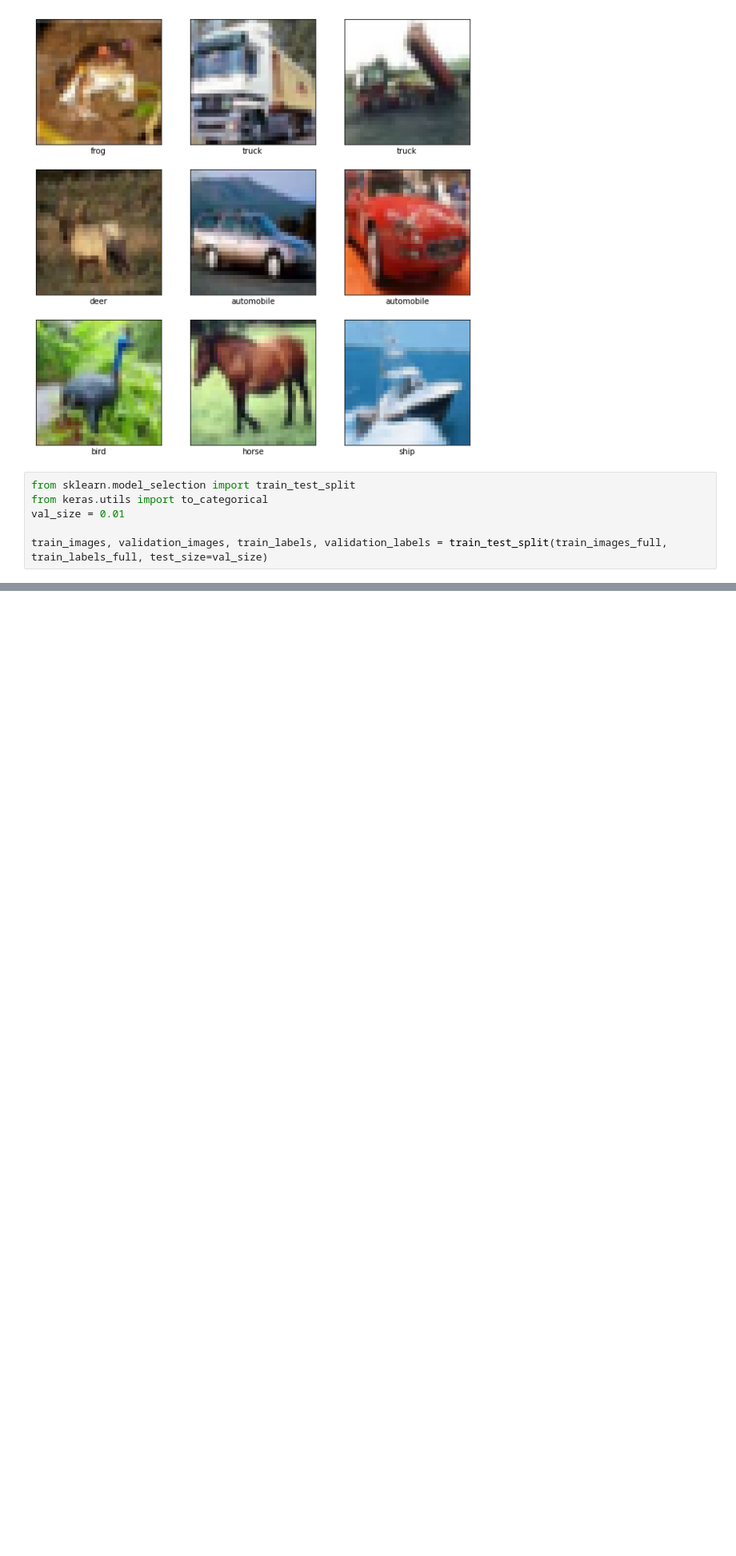
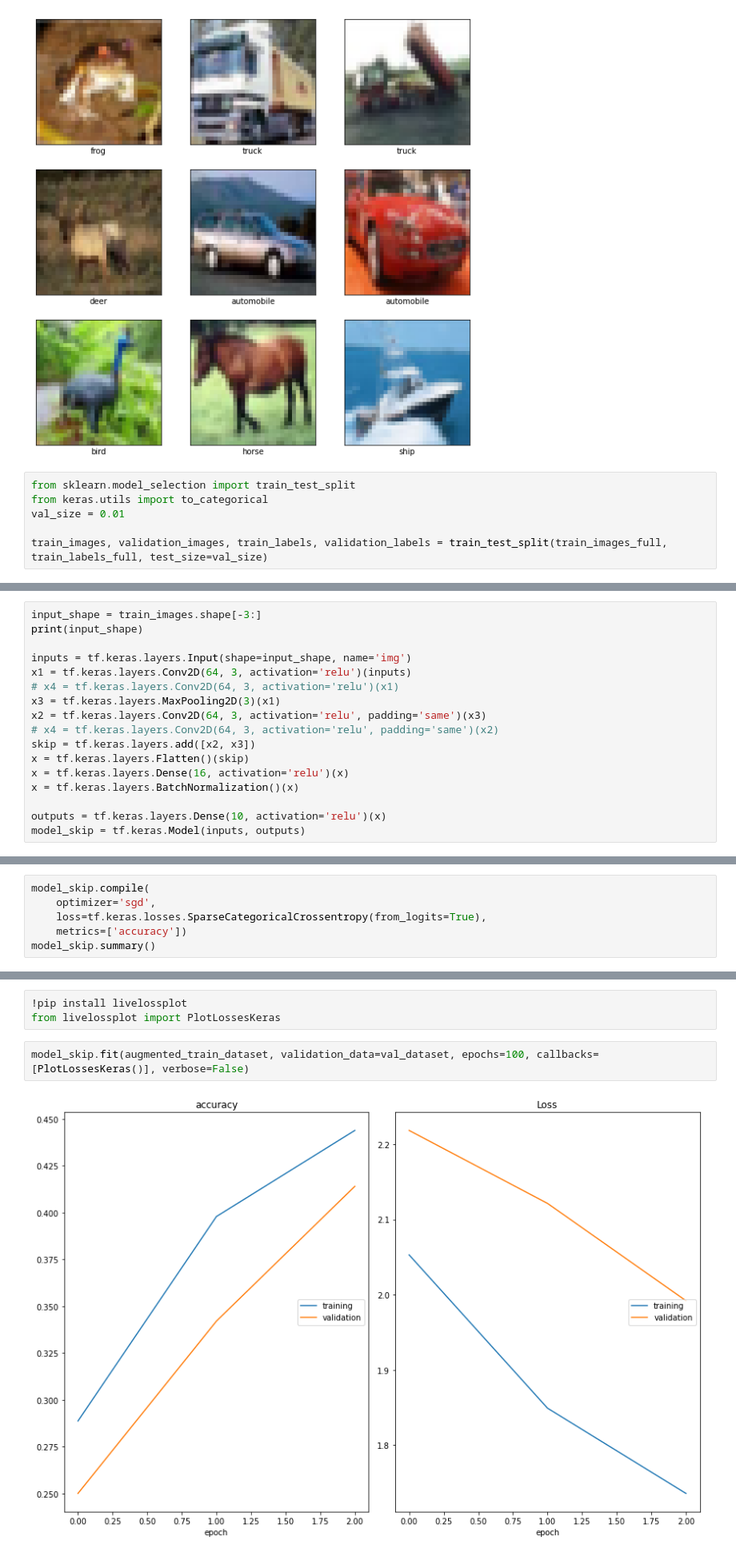
Before and after one commit to ShvetsovEgor/ML, a Jupyter notebook: Задачи_компьютерного_зрения_Семинар.ipynb, the cells around one changed output, grey strips where cells are left out. Shown at 80% size. Cells and saved outputs as stored; diff of their text form; blank space fills up the shorter version.

```diff
--- a/Задачи_компьютерного_зрения_Семинар.ipynb
+++ b/Задачи_компьютерного_зрения_Семинар.ipynb
@@ -110,0 +228,17 @@ ValueError: ignored
+# %%
+input_shape = train_images.shape[-3:]
+print(input_shape)
+
+inputs = tf.keras.layers.Input(shape=input_shape, name='img')
+x1 = tf.keras.layers.Conv2D(64, 3, activation='relu')(inputs)
+# x4 = tf.keras.layers.Conv2D(64, 3, activation='relu')(x1)
+x3 = tf.keras.layers.MaxPooling2D(3)(x1)
+x2 = tf.keras.layers.Conv2D(64, 3, activation='relu', padding='same')(x3)
+# x4 = tf.keras.layers.Conv2D(64, 3, activation='relu', padding='same')(x2)
+skip = tf.keras.layers.add([x2, x3])
+x = tf.keras.layers.Flatten()(skip)
+x = tf.keras.layers.Dense(16, activation='relu')(x)
+x = tf.keras.layers.BatchNormalization()(x)
+
+outputs = tf.keras.layers.Dense(10, activation='relu')(x)
+model_skip = tf.keras.Model(inputs, outputs)
@@ -110,0 +247,6 @@ ValueError: ignored
+# %%
+model_skip.compile(
+    optimizer='sgd',
+    loss=tf.keras.losses.SparseCategoricalCrossentropy(from_logits=True),
+    metrics=['accuracy'])
+model_skip.summary()
@@ -110,0 +271,7 @@ ValueError: ignored
+# %%
+!pip install livelossplot
+from livelossplot import PlotLossesKeras
+# %%
+model_skip.fit(augmented_train_dataset, validation_data=val_dataset, epochs=100, callbacks=[PlotLossesKeras()], verbose=False)
+# %% [output]
+[figure, added]
```
Also changed, not shown: parts of 14 cells of this notebook.
